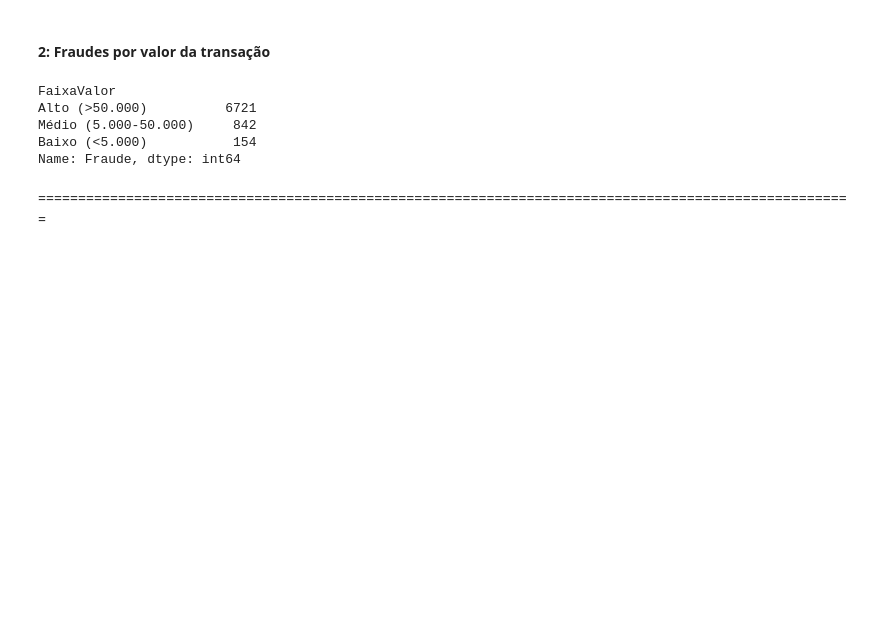
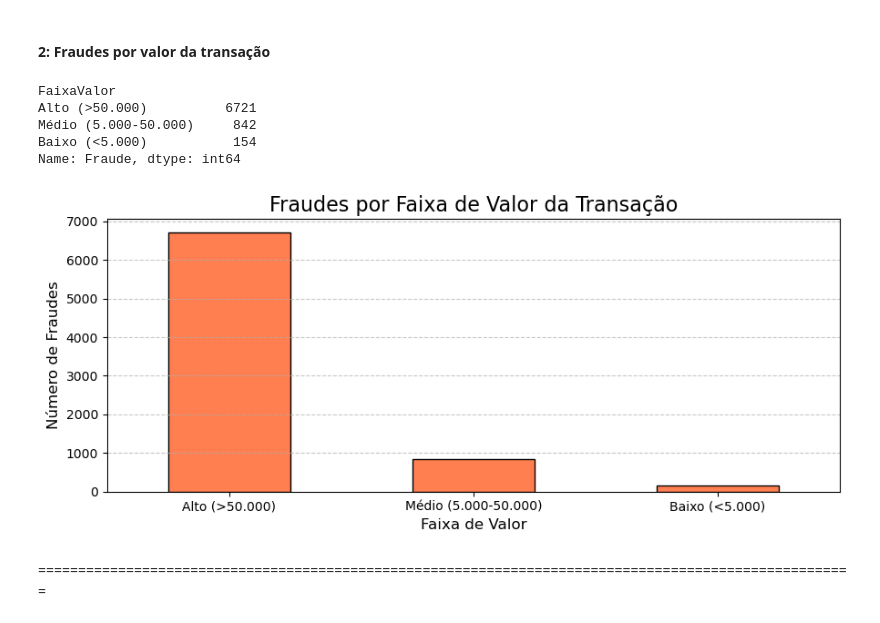
Before and after one commit to DanielsOfficial0102/FraudDetection-BlueShiftAcademy, a Jupyter notebook: Desenvolvimento/ETL.ipynb, the cells around one changed output. Saved outputs shown, nothing was run; the diff lists cells and outputs as text; code cells hidden in the pictures; blank space fills up the shorter version.

```diff
--- a/Desenvolvimento/ETL.ipynb
+++ b/Desenvolvimento/ETL.ipynb
@@ -308,6 +310,26 @@ Alto (>50.000)          6721
 Médio (5.000-50.000)     842
 Baixo (<5.000)           154
 Name: Fraude, dtype: int64
+# %%
+# Dados da análise
+fraude_por_faixa = df.groupby("FaixaValor", observed=True)["Fraude"].sum().sort_values(ascending=False)
+
+# Criando o gráfico de barras
+plt.figure(figsize=(9, 4))
+fraude_por_faixa.plot(kind='bar', color='coral', edgecolor='black')
+
+# Configurando o gráfico
+plt.title("Fraudes por Faixa de Valor da Transação", fontsize=16)
+plt.ylabel("Número de Fraudes", fontsize=12)
+plt.xlabel("Faixa de Valor", fontsize=12)
+plt.xticks(rotation=0)
+plt.grid(axis='y', linestyle='--', alpha=0.7)
+
+# Exibindo o gráfico
+plt.tight_layout()
+plt.show()
+# %% [output]
+[figure, added]
 # %% [markdown]
 ======================================================================================================
 # %% [markdown]
```
Also changed, not shown: parts of 7 cells of this notebook.
